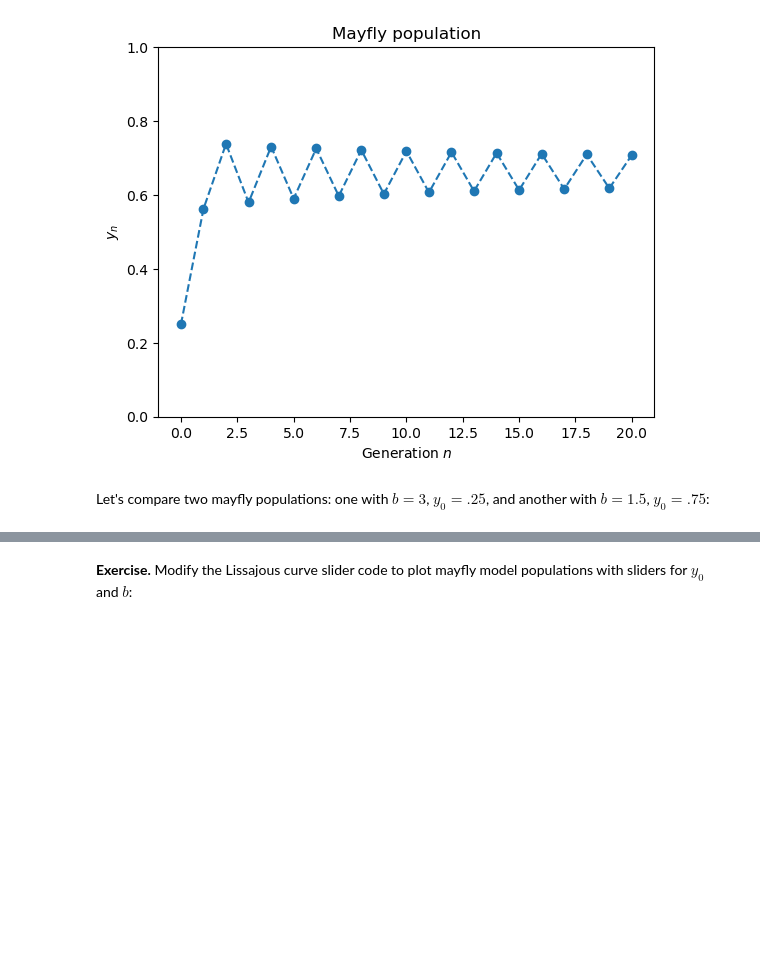
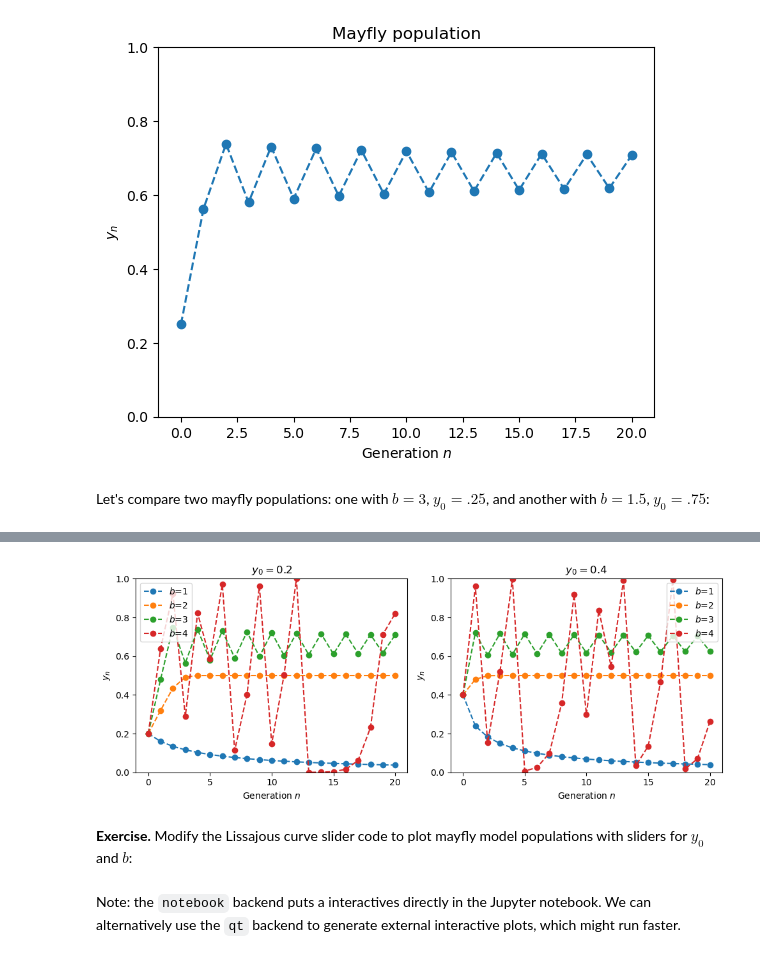
Before and after one commit to jllottes/jllottes.github.io, a Jupyter notebook: _static/weekly_notebooks/week07_notebook.ipynb, the cells around one changed output, grey strips where cells are left out. Drawn from its saved outputs; the diff is of its cells as text; code cells hidden in the pictures; blank space fills up the shorter version.

Commit message:
Update week07_notebook

```diff
--- a/_static/weekly_notebooks/week07_notebook.ipynb
+++ b/_static/weekly_notebooks/week07_notebook.ipynb
@@ -54,4 +58,42 @@ Text(0.5, 1.0, 'Mayfly population')
+# %%
+def plot_mayfly_pops(b_list, y0_list, N, title='Mayfly population'):
+    n_list = np.arange(N+1)
+
+    mayfly_pops = [mayfly_model(b,y0,N) for (b,y0) in zip(b_list, y0_list)]
+    for b,y0,mayfly_pop in zip(b_list,y0_list,mayfly_pops):
+        plt.plot(n_list, mayfly_pop,'o--',label='$b$={}'.format(b))
+
+    plt.legend()
+    plt.ylim(0,1)
+    plt.xticks(n_list[::5])
+
+    plt.xlabel('Generation $n$')
+    plt.ylabel('$y_n$')
+    plt.title(title)
+# %%
+N = 20
+
+
+fig = plt.figure(figsize=(10,4))
+
+plt.subplot(1,2,1)
+b_list = [1,2,3,4]
+y0 = .2
+y0_list = [y0 for b in b_list]
+plot_mayfly_pops(b_list, y0_list, N, title='$y_0 = {}$'.format(y0))
+
+plt.subplot(1,2,2)
+b_list = [1,2,3,4]
+y0 = .4
+y0_list = [y0 for b in b_list]
+plot_mayfly_pops(b_list, y0_list, N, title='$y_0 = {}$'.format(y0))
+
+plt.tight_layout()
+# %% [output]
+[figure, added]
 # %% [markdown]
 **Exercise.** Modify the Lissajous curve slider code to plot mayfly model populations with sliders for $y_0$ and $b$:
+# %% [markdown]
+Note: the `notebook` backend puts a interactives directly in the Jupyter notebook. We can alternatively use the `qt` backend to generate external interactive plots, which might run faster.
 # %%
 %matplotlib notebook
```
Also changed, not shown: parts of 8 cells of this notebook, 2 other files.
